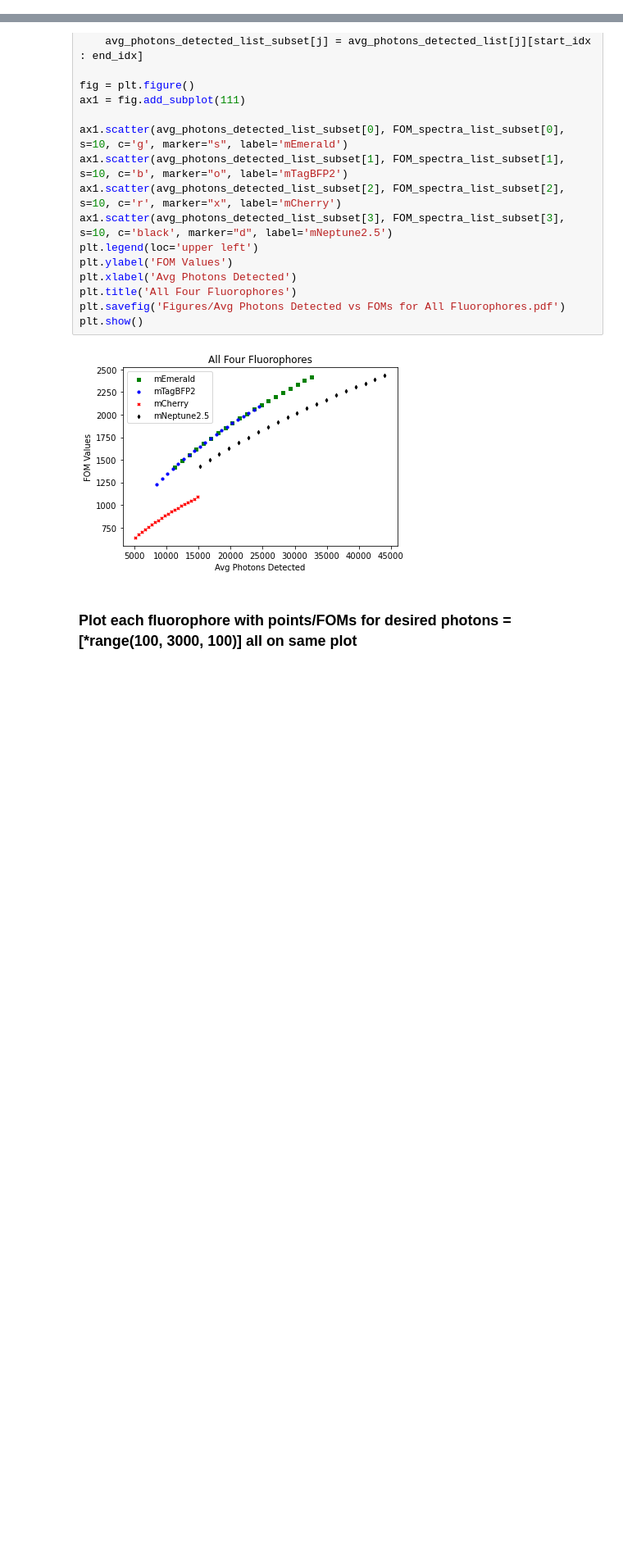
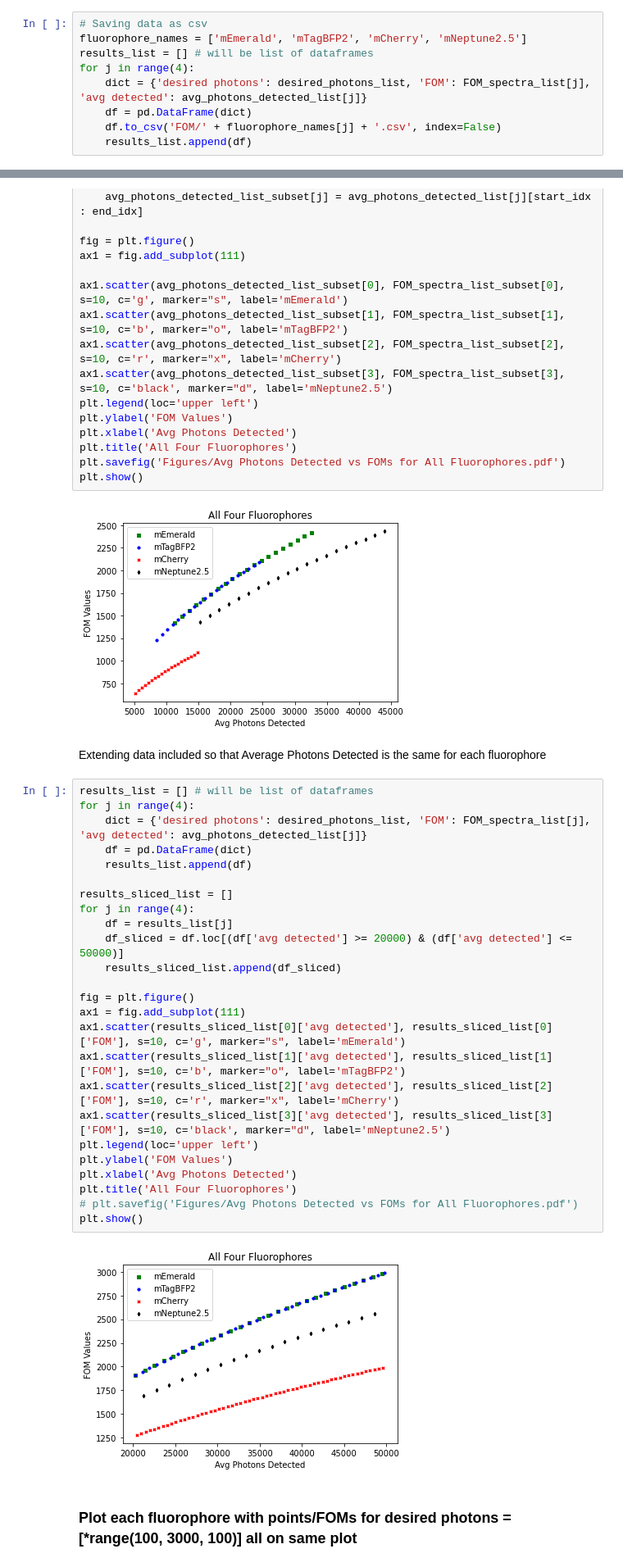
Before and after one commit to PatrickLaRiviereLab/hyperspectral, a Jupyter notebook: Model.ipynb, the cells around one changed output, grey strips where cells are left out. Shown: that part at 82% size. Cells and saved outputs as stored; diff of their text form; blank space fills up the shorter version.

Commit message:
Plot results from CSVs
- Saved FOM results in a CSV for each fluorophore
- Plot results after reading data from CSVs
- Developed method to plot based on the range of detected photons

```diff
--- a/Model.ipynb
+++ b/Model.ipynb
@@ -374,6 +345,15 @@ def calc_photons_detected_per_fluor(desired_photons_list):
 desired_photons_list = [*range(1000, 100000, 1000)]
 FOM_spectra_list = calc_multiple_FOMs(desired_photons_list, [1, 1, 1, 1])
 avg_photons_detected_list = calc_photons_detected_per_fluor(desired_photons_list)
+# %%
+# Saving data as csv
+fluorophore_names = ['mEmerald', 'mTagBFP2', 'mCherry', 'mNeptune2.5']
+results_list = [] # will be list of dataframes
+for j in range(4):
+    dict = {'desired photons': desired_photons_list, 'FOM': FOM_spectra_list[j], 'avg detected': avg_photons_detected_list[j]}
+    df = pd.DataFrame(dict)
+    df.to_csv('FOM/' + fluorophore_names[j] + '.csv', index=False)
+    results_list.append(df)
 # %%
 print(len(desired_photons_list))
 # %% [output]
@@ -458,6 +438,35 @@ plt.savefig('Figures/Avg Photons Detected vs FOMs for All Fluorophores.pdf')
 plt.show()
 # %% [output]
 [figure]
+# %% [markdown]
+Extending data included so that Average Photons Detected is the same for each fluorophore
+# %%
+results_list = [] # will be list of dataframes
+for j in range(4):
+    dict = {'desired photons': desired_photons_list, 'FOM': FOM_spectra_list[j], 'avg detected': avg_photons_detected_list[j]}
+    df = pd.DataFrame(dict)
+    results_list.append(df)
+
+results_sliced_list = []
+for j in range(4):
+    df = results_list[j]
+    df_sliced = df.loc[(df['avg detected'] >= 20000) & (df['avg detected'] <= 50000)]
+    results_sliced_list.append(df_sliced)
+
+fig = plt.figure()
+ax1 = fig.add_subplot(111)
+ax1.scatter(results_sliced_list[0]['avg detected'], results_sliced_list[0]['FOM'], s=10, c='g', marker="s", label='mEmerald')
+ax1.scatter(results_sliced_list[1]['avg detected'], results_sliced_list[1]['FOM'], s=10, c='b', marker="o", label='mTagBFP2')
+ax1.scatter(results_sliced_list[2]['avg detected'], results_sliced_list[2]['FOM'], s=10, c='r', marker="x", label='mCherry')
+ax1.scatter(results_sliced_list[3]['avg detected'], results_sliced_list[3]['FOM'], s=10, c='black', marker="d", label='mNeptune2.5')
+plt.legend(loc='upper left')
+plt.ylabel('FOM Values')
+plt.xlabel('Avg Photons Detected')
+plt.title('All Four Fluorophores')
+# plt.savefig('Figures/Avg Photons Detected vs FOMs for All Fluorophores.pdf')
+plt.show()
+# %% [output]
+[figure, added]
 # %% [markdown]
 ### Plot each fluorophore with points/FOMs for desired photons = [*range(100, 3000, 100)] all on same plot
 # %%
```
Also changed, not shown: parts of 3 cells of this notebook, 4 other files.
